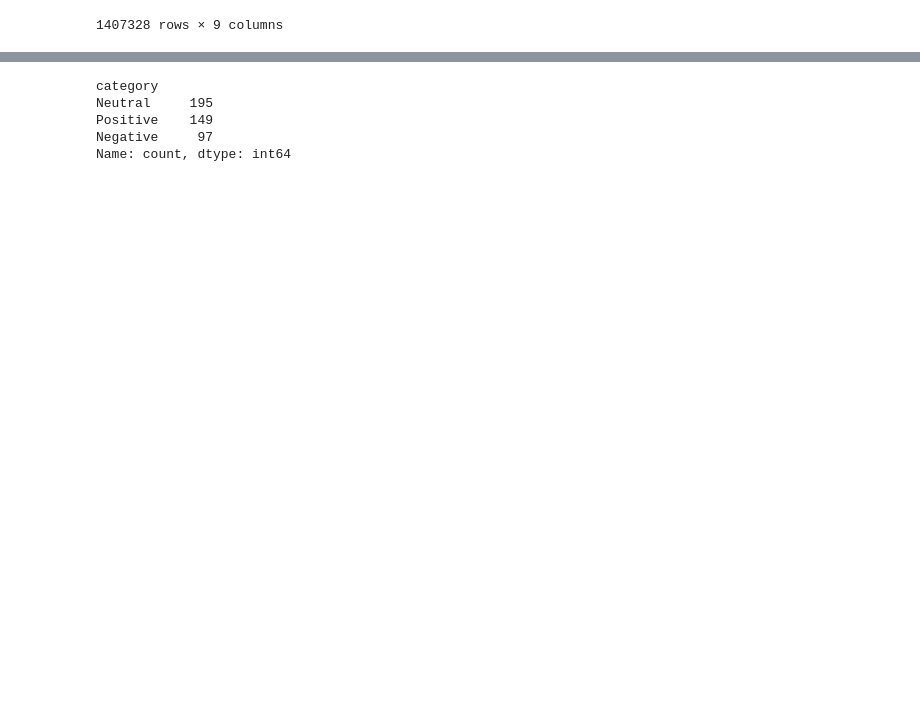
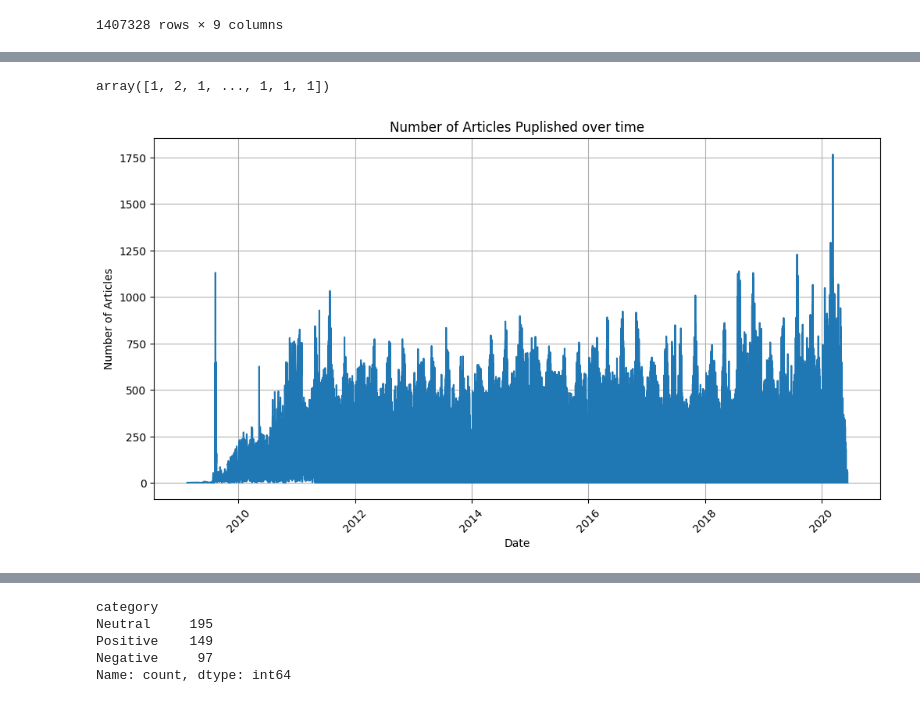
Before and after one commit to abrehamashebir/AIM-Week_1, a Jupyter notebook: notebooks/sentiment.ipynb, the cells around one changed output, grey strips where cells are left out. Cells and saved outputs as stored; diff of their text form; code cells hidden in the pictures; blank space fills up the shorter version.

```diff
--- a/notebooks/sentiment.ipynb
+++ b/notebooks/sentiment.ipynb
@@ -126,3 +126,5 @@ sentiment_data = stocks.copy()
 sia = SentimentIntensityAnalyzer()
 # %%
 sentiment_data['sentiment'] = sentiment_data['headline'].apply(lambda x: sia.polarity_scores(text=x)['compound'])
+# %%
+sentiment_data['domain']=sentiment_data['publisher'].str.split('@').str[1]
@@ -179,0 +187,2 @@ Name: count, dtype: int64
+# %%
+sentiment_data['date']= pd.to_datetime(sentiment_data['date'])
@@ -180,3 +223,19 @@ Name: count, dtype: int64
+# %%
+article_per_date = sentiment_data['date'].value_counts().sort_index()
+article_per_date
+# %% [output]
+array([1, 2, 1, ..., 1, 1, 1])
+# %%
+plt.figure(figsize=(12,6))
+sns.lineplot(x=article_per_date.index, y=article_per_date.values, markers='o')
+plt.title("Number of Articles Puplished over time")
+plt.xlabel('Date')
+plt.ylabel('Number of Articles')
+plt.xticks(rotation= 45)
+plt.grid()
+plt.show()
+# %% [output]
+[figure, added]
 # %%
 apple_data = sentiment_data[sentiment_data['stock']=='AAPL']
 apple_data
```
Also changed, not shown: parts of 8 cells of this notebook.
